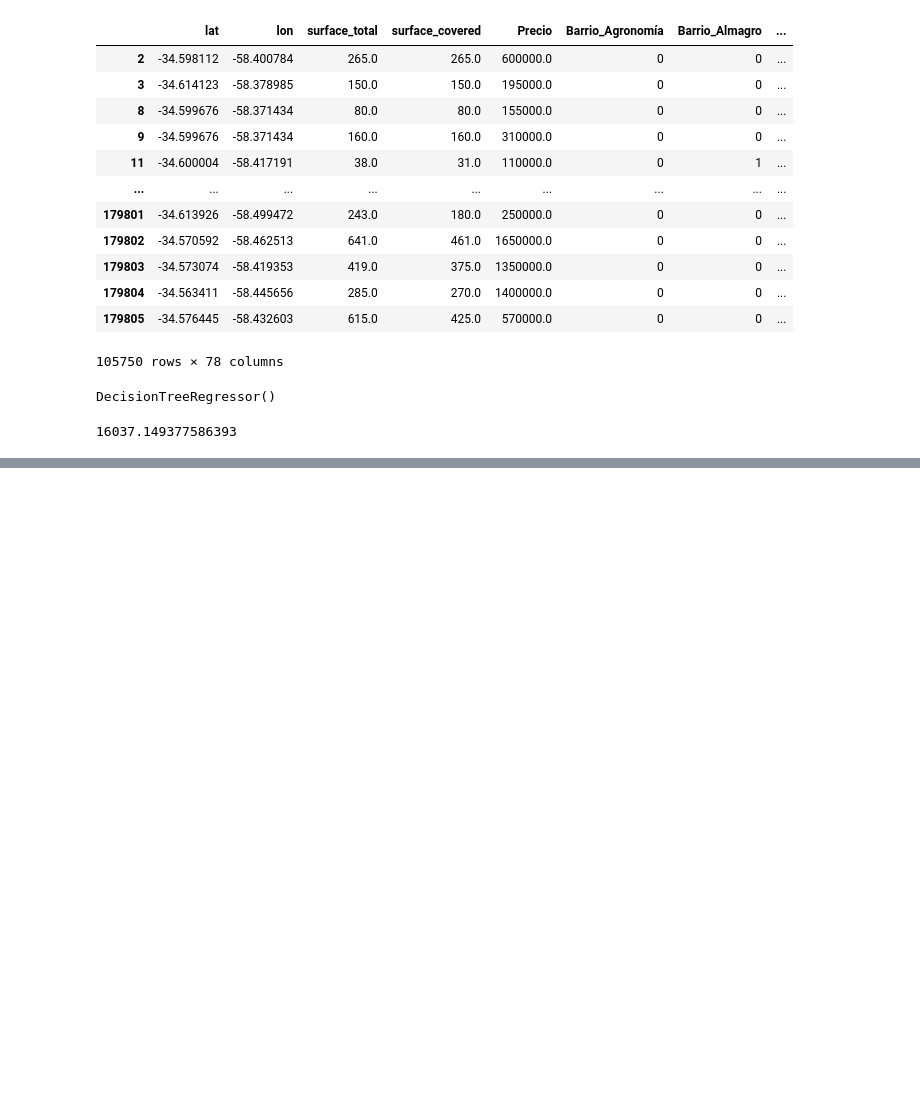
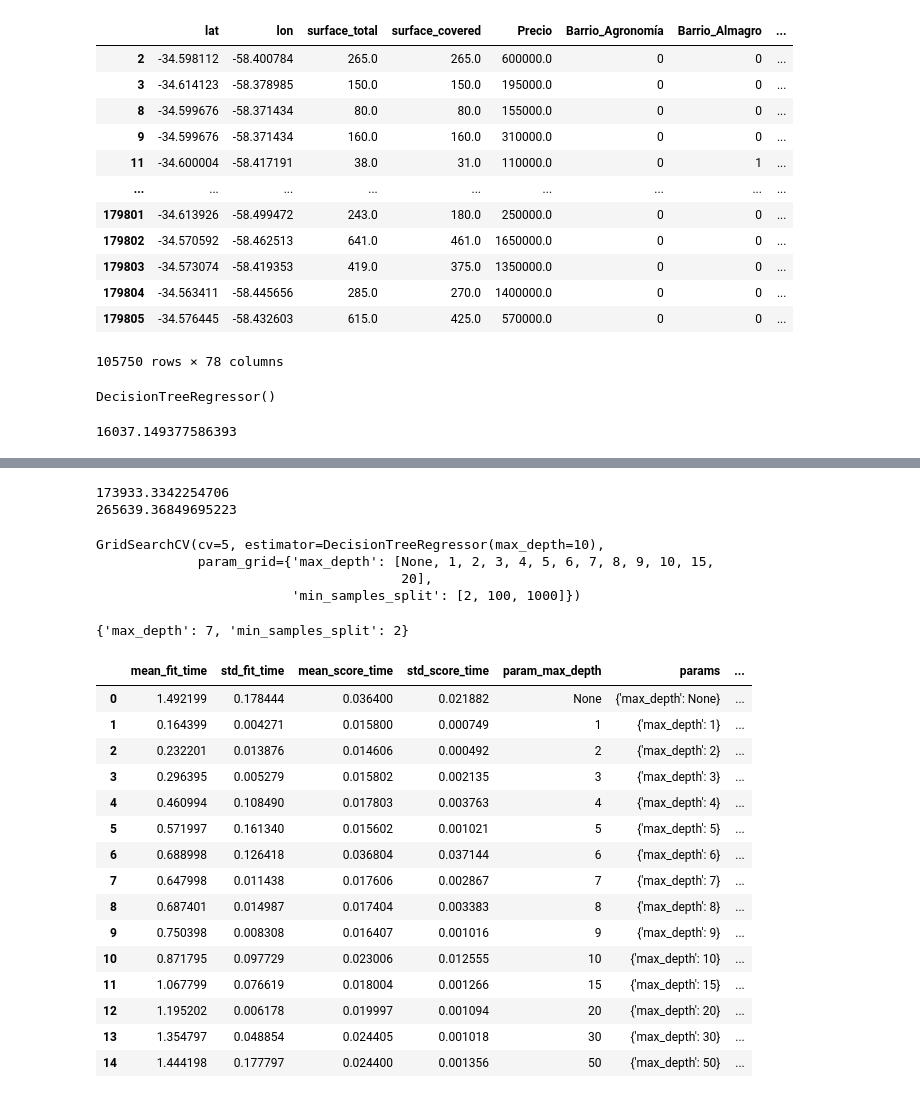
Before and after one commit to IonatanPerez/ProyectosAP_2022, a Jupyter notebook: David Miranda/PROYECTO FINAL/principal2.ipynb, the cells around one changed output, grey strips where cells are left out. Cells and saved outputs as stored; diff of their text form; code cells hidden in the pictures; blank space fills up the shorter version.

Commit message:
grid search

```diff
--- a/David Miranda/PROYECTO FINAL/principal2.ipynb
+++ b/David Miranda/PROYECTO FINAL/principal2.ipynb
@@ -166,0 +167,48 @@ mse_test_arbol
+# %%
+arbol = DecisionTreeRegressor(max_depth = 10)
+arbol.fit(X_train, y_train)
+y_pred_train = arbol.predict(X_train)
+mse_train_arbol = mean_squared_error(y_train, y_pred_train, squared = False)
+print (mse_train_arbol)
+y_pred_test = arbol.predict(X_test)
+mse_test_arbol = mean_squared_error(y_test, y_pred_test, squared = False)
+print (mse_test_arbol)
+# %% [output]
+173933.3342254706
+265639.36849695223
+# %%
+from sklearn.model_selection import GridSearchCV
+
+dict_hiper = {'max_depth': [None,1,2,3,4,5,6,7,8,9,10,15,20],'min_samples_split':[2,100,1000]}
+
+model = GridSearchCV(estimator = arbol, param_grid = dict_hiper, cv=5)
+model.fit(X_train,y_train)
+# %% [output]
+GridSearchCV(cv=5, estimator=DecisionTreeRegressor(max_depth=10),
+             param_grid={'max_depth': [None, 1, 2, 3, 4, 5, 6, 7, 8, 9, 10, 15,
+                                       20],
+                         'min_samples_split': [2, 100, 1000]})
+# %%
+model.best_estimator_
+model.best_params_
+# %% [output]
+{'max_depth': 7, 'min_samples_split': 2}
+# %%
+pd.DataFrame(model.cv_results_)
+# %% [output]
+|  | mean_fit_time | std_fit_time | mean_score_time | std_score_time | param_max_depth | params | ... |
+| 0 | 1.492199 | 0.178444 | 0.036400 | 0.021882 | None | {'max_depth': None} | ... |
+| 1 | 0.164399 | 0.004271 | 0.015800 | 0.000749 | 1 | {'max_depth': 1} | ... |
+| 2 | 0.232201 | 0.013876 | 0.014606 | 0.000492 | 2 | {'max_depth': 2} | ... |
+| 3 | 0.296395 | 0.005279 | 0.015802 | 0.002135 | 3 | {'max_depth': 3} | ... |
+| 4 | 0.460994 | 0.108490 | 0.017803 | 0.003763 | 4 | {'max_depth': 4} | ... |
+| 5 | 0.571997 | 0.161340 | 0.015602 | 0.001021 | 5 | {'max_depth': 5} | ... |
+| 6 | 0.688998 | 0.126418 | 0.036804 | 0.037144 | 6 | {'max_depth': 6} | ... |
+| 7 | 0.647998 | 0.011438 | 0.017606 | 0.002867 | 7 | {'max_depth': 7} | ... |
+| 8 | 0.687401 | 0.014987 | 0.017404 | 0.003383 | 8 | {'max_depth': 8} | ... |
+| 9 | 0.750398 | 0.008308 | 0.016407 | 0.001016 | 9 | {'max_depth': 9} | ... |
+| 10 | 0.871795 | 0.097729 | 0.023006 | 0.012555 | 10 | {'max_depth': 10} | ... |
+| 11 | 1.067799 | 0.076619 | 0.018004 | 0.001266 | 15 | {'max_depth': 15} | ... |
+| 12 | 1.195202 | 0.006178 | 0.019997 | 0.001094 | 20 | {'max_depth': 20} | ... |
+| 13 | 1.354797 | 0.048854 | 0.024405 | 0.001018 | 30 | {'max_depth': 30} | ... |
+| 14 | 1.444198 | 0.177797 | 0.024400 | 0.001356 | 50 | {'max_depth': 50} | ... |
```
Also changed, not shown: parts of 1 cell of this notebook.
